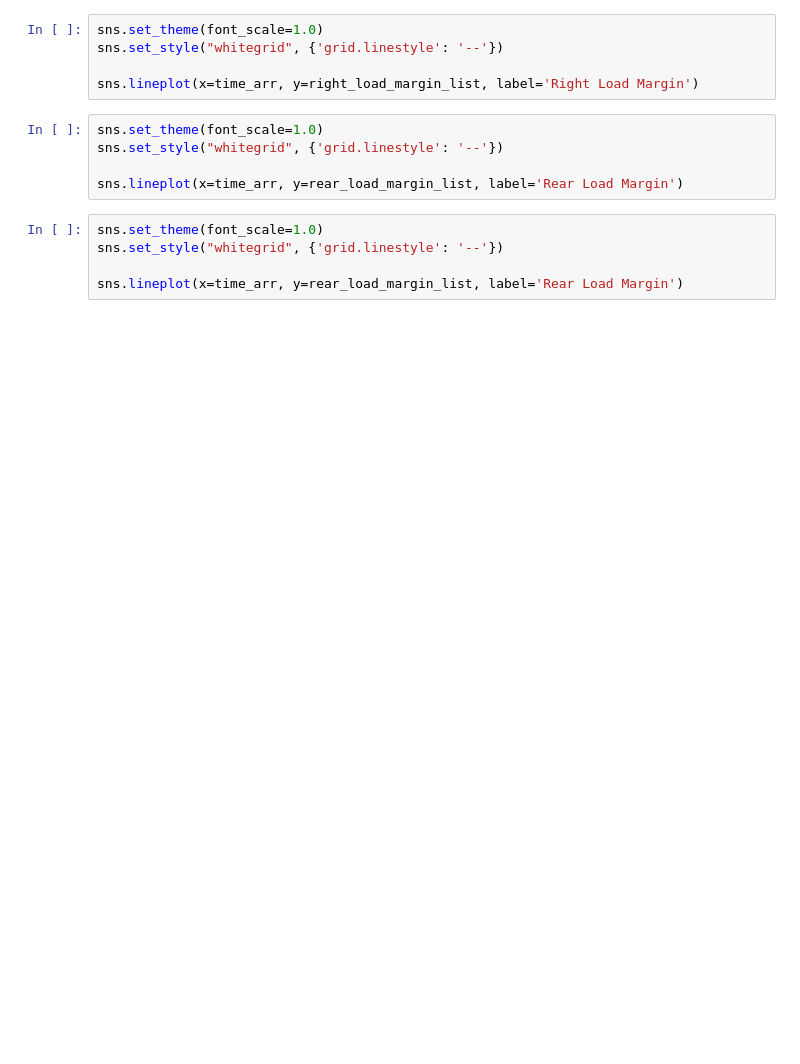
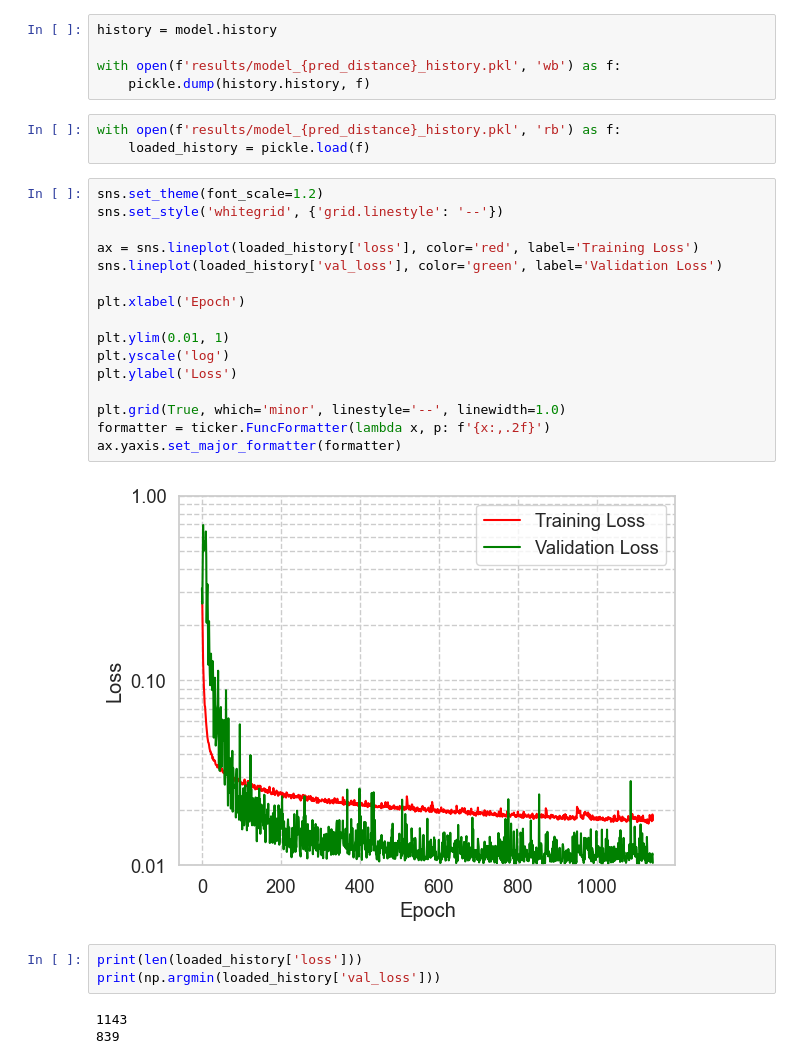
Before and after one commit to jinbeomjeong/estimate_crawler_crane_ground_pressure, a Jupyter notebook: create_rollover_detection.ipynb, the cells around one changed output. Drawn from its saved outputs; the diff is of its cells as text; blank space fills up the shorter version.

Commit message:
fix create model

```diff
--- a/create_rollover_detection.ipynb
+++ b/create_rollover_detection.ipynb
@@ -234,15 +221,32 @@ sns.lineplot(x=time_arr, y=left_load_margin_list, label='Left Load Margin')
-# %%
-sns.set_theme(font_scale=1.0)
-sns.set_style("whitegrid", {'grid.linestyle': '--'})
-
-sns.lineplot(x=time_arr, y=right_load_margin_list, label='Right Load Margin')
-# %%
-sns.set_theme(font_scale=1.0)
-sns.set_style("whitegrid", {'grid.linestyle': '--'})
-
-sns.lineplot(x=time_arr, y=rear_load_margin_list, label='Rear Load Margin')
-# %%
-sns.set_theme(font_scale=1.0)
-sns.set_style("whitegrid", {'grid.linestyle': '--'})
-
-sns.lineplot(x=time_arr, y=rear_load_margin_list, label='Rear Load Margin')
+# %%
+history = model.history
+
+with open(f'results/model_{pred_distance}_history.pkl', 'wb') as f:
+    pickle.dump(history.history, f)
+# %%
+with open(f'results/model_{pred_distance}_history.pkl', 'rb') as f:
+    loaded_history = pickle.load(f)
+# %%
+sns.set_theme(font_scale=1.2)
+sns.set_style('whitegrid', {'grid.linestyle': '--'})
+
+ax = sns.lineplot(loaded_history['loss'], color='red', label='Training Loss')
+sns.lineplot(loaded_history['val_loss'], color='green', label='Validation Loss')
+
+plt.xlabel('Epoch')
+
+plt.ylim(0.01, 1)
+plt.yscale('log')
+plt.ylabel('Loss')
+
+plt.grid(True, which='minor', linestyle='--', linewidth=1.0)
+formatter = ticker.FuncFormatter(lambda x, p: f'{x:,.2f}')
+ax.yaxis.set_major_formatter(formatter)
+# %% [output]
+[figure, added]
+# %%
+print(len(loaded_history['loss']))
+print(np.argmin(loaded_history['val_loss']))
+# %% [output]
+1143
+839
```
Also changed, not shown: parts of 27 cells of this notebook, 40 other files.
